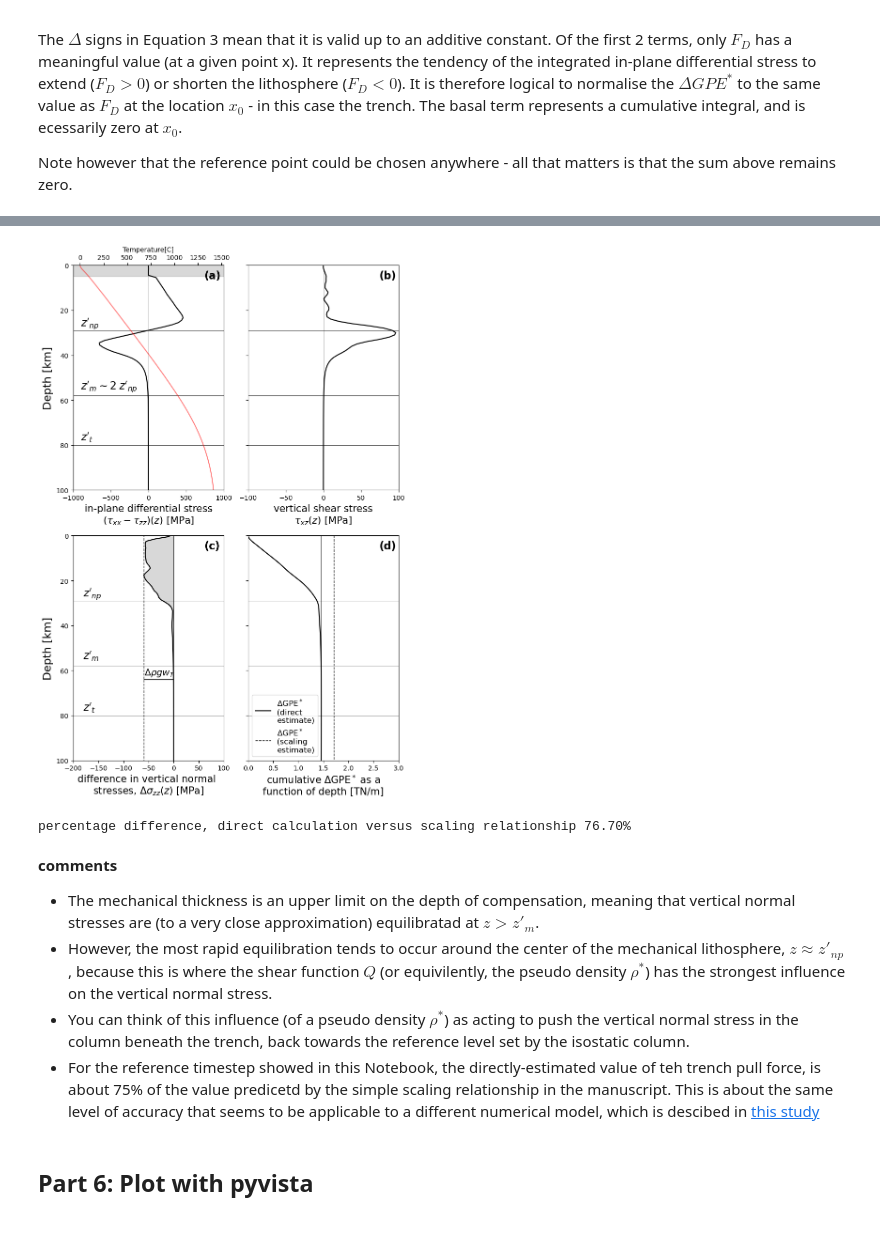
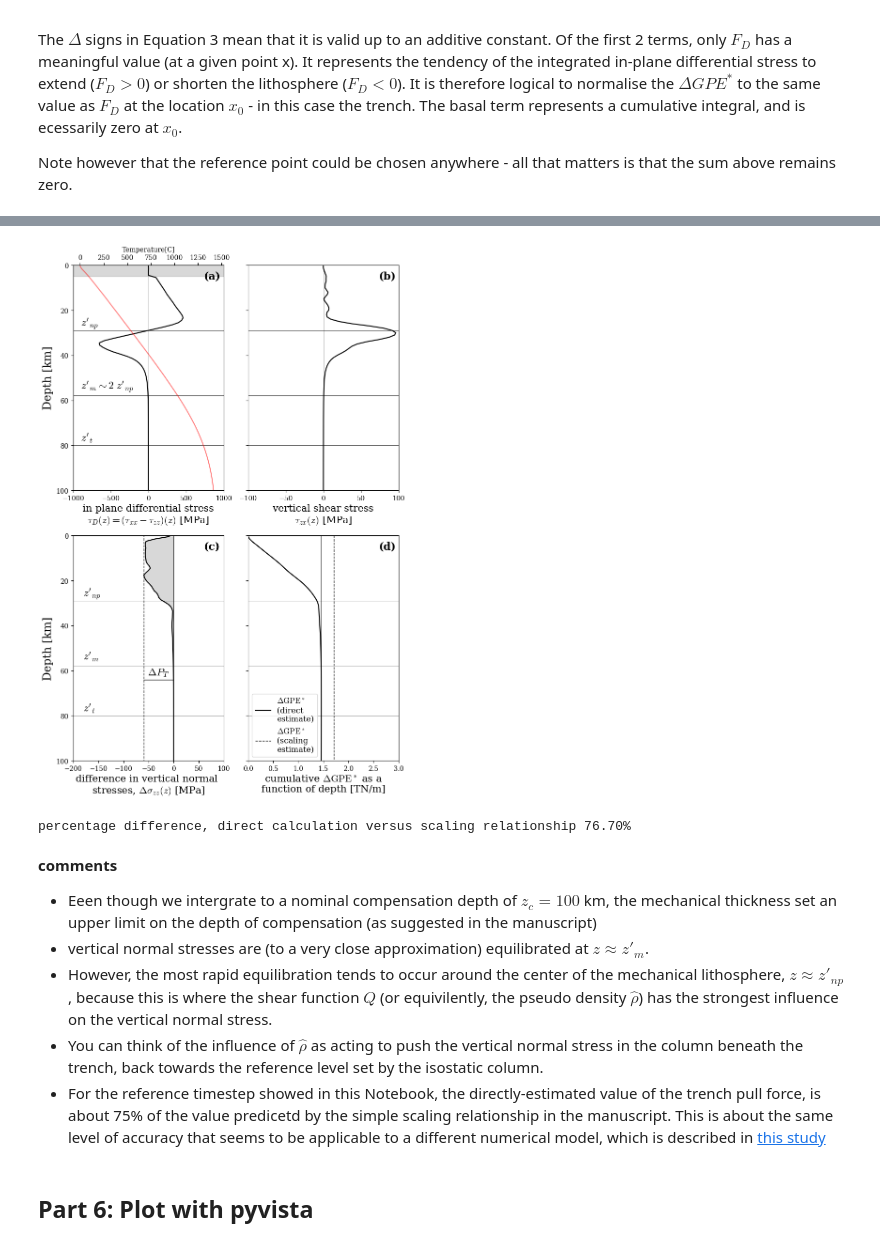
Before and after one commit to dansand/trench_pull_force, a Jupyter notebook: postprocessing_notebooks/single_step_analysis.ipynb, the cells around one changed output, grey strips where cells are left out. Cells and saved outputs as stored; diff of their text form; code cells hidden in the pictures.

```diff
--- a/postprocessing_notebooks/single_step_analysis.ipynb
+++ b/postprocessing_notebooks/single_step_analysis.ipynb
@@ -110,6 +93,11 @@ import matplotlib.pyplot as plt
 import h5py
 from scipy.integrate import trapz, cumtrapz, cumulative_simpson
 from scipy.ndimage import gaussian_filter
+
+plt.rcParams.update({
+    "mathtext.fontset": "cm",  # Use Computer Modern for math
+    "font.family": "serif",     # Use LaTeX-style serif fonts
+})
 # %%
 data_dir = '../model_output_data/ref_model/'
 # %%
@@ -644,7 +630,7 @@ ax1, ax2, ax3, ax4 = ax.flatten()
 ax1.plot(1e-6*(diff_stress_profile), 1e-3*czpts, c = 'k')
 ax1.set_xlim(-1000, 1000)
 ax1.set_ylim(100, 0)
-ax1.set_xlabel("in-plane differential stress\n" + r"($\tau_{xx} - \tau_{zz})(z)$ [MPa]", fontsize = 15)
+ax1.set_xlabel("in-plane differential stress\n" + r"$\tau_D(z) = (\tau_{xx} - \tau_{zz})(z)$ [MPa]", fontsize = 15)
 ax1.vlines(0, -5, 100, color='k', lw=0.5)
 ax1.hlines(1e-3*np_depth, -1000, 1000, color='k', lw=0.5)
 ax1.hlines(2e-3*np_depth, -1000, 1000, color='k', lw=0.5)
@@ -701,35 +687,37 @@ ax4.vlines(-1e-12*cumtrapz(sig_zz_iso - sig_zz_trench, dx = 1e3, initial=0)[cbas
 ax4.vlines(1e-12*gpe_est, 0, 100, color='k', lw=1, ls = '--', label = r'$\Delta \mathrm{GPE}^*$' + '\n(scaling \nestimate)')
 ax4.legend(fontsize = 12, loc = 3)
 
 
 ax4.set_xlabel(r"cumulative $\Delta\mathrm{GPE}^*$ as a" +  "\nfunction of depth [TN/m]",  fontsize = 15)
 ax4.hlines(1e-3*np_depth, -1, 5, color='k', lw=0.5)
 ax4.hlines(2e-3*np_depth, -1, 5, color='k', lw=0.5)
 ax4.hlines(80, -1, 5, color='k', lw=0.5)
 
 ax1.text(-900, 1e-3*np_depth - 2, r"$z'_{np}$",  fontsize = 16)
 ax1.text(-900, 78, r"$z'_t$",  fontsize = 16)
 ax1.text(-900, 55, r"$z'_m \sim 2\;z'_{np}$",  fontsize = 16)
-ax3.text(-58, 62, r"$\Delta \rho g w_T$",  fontsize = 14)
+#ax3.text(-58, 62, r"$(\rho_m - \rho_w) g w_T$",  fontsize = 14)
+ax3.text(-52, 62, r"$\Delta P_T$",  fontsize = 16)
+
 ax3.plot([-1e-6*trench_relative_topo*delrho*g, 0], [64, 64], lw=1, c='k')
 
 ax3.text(-180, 1e-3*np_depth - 2, r"$z'_{np}$",  fontsize = 16)
 ax3.text(-180, 78, r"$z'_t$",  fontsize = 16)
 ax3.text(-180, 55, r"$z'_m$",  fontsize = 16)
 
 ax1.text(0.87, 0.94, '(a)', transform=ax1.transAxes, fontsize=16, fontweight='bold')
 ax2.text(0.87, 0.94, '(b)', transform=ax2.transAxes, fontsize=16, fontweight='bold')
 ax3.text(0.87, 0.94, '(c)', transform=ax3.transAxes, fontsize=16, fontweight='bold')
 ax4.text(0.87, 0.94, '(d)', transform=ax4.transAxes, fontsize=16, fontweight='bold')
 
 #g
 
 plt.tight_layout()
 plt.show()
 
 #fig.savefig('./figures/profiles.png', dpi=100, facecolor='white', bbox_inches='tight')
 # %% [output]
-[figure, old version]
+[figure, new version]
 # %%
 # Using cumulative_trapezoid instead of cumtrapz
 integrated_value = -trapz(sig_zz_iso - sig_zz_trench, dx=1e3)
@@ -748,10 +736,11 @@ percentage difference, direct calculation versus scaling relationship 76.70%
 # %% [markdown]
 **comments**
 
-* The mechanical thickness is an upper limit on the depth of compensation, meaning that vertical normal stresses are (to a very close approximation) equilibratad at $z > z'_m$.
-* However, the most rapid equilibration tends to occur around the center of the mechanical lithosphere, $z \approx z'_{np}$, because this is where the shear function $Q$ (or equivilently, the pseudo density $\rho^*$) has the strongest influence on the vertical normal stress.
-* You can think of this influence (of a pseudo density $\rho^*$) as acting to push the vertical normal stress in the column beneath the trench, back towards the reference level set by the isostatic column.
-* For the reference timestep showed in this Notebook,  the directly-estimated value of teh trench pull force, is about 75% of the value predicetd by the simple scaling relationship in the manuscript. This is about the same level of accuracy that seems to be applicable to a different numerical model, which is descibed in [this study](https://doi.org/10.1093/gji/ggad230.)
+* Eeen though we intergrate to a nominal compensation depth of $z_c = 100$ km, the mechanical thickness set an upper limit on the depth of compensation (as suggested in the manuscript)
+* vertical normal stresses are (to a very close approximation) equilibrated at $z \approx z'_m$.
+* However, the most rapid equilibration tends to occur around the center of the mechanical lithosphere, $z \approx z'_{np}$, because this is where the shear function $Q$ (or equivilently, the pseudo density $\hat \rho$) has the strongest influence on the vertical normal stress.
+* You can think of the influence of $\hat \rho$ as acting to push the vertical normal stress in the column beneath the trench, back towards the reference level set by the isostatic column.
+* For the reference timestep showed in this Notebook, the directly-estimated value of the trench pull force, is about 75% of the value predicetd by the simple scaling relationship in the manuscript. This is about the same level of accuracy that seems to be applicable to a different numerical model, which is described in [this study](https://doi.org/10.1093/gji/ggad230.)
 # %% [markdown]
 ## Part 6: Plot with pyvista
 # %%
```
Also changed, not shown: parts of 18 cells of this notebook, 5 other files.
